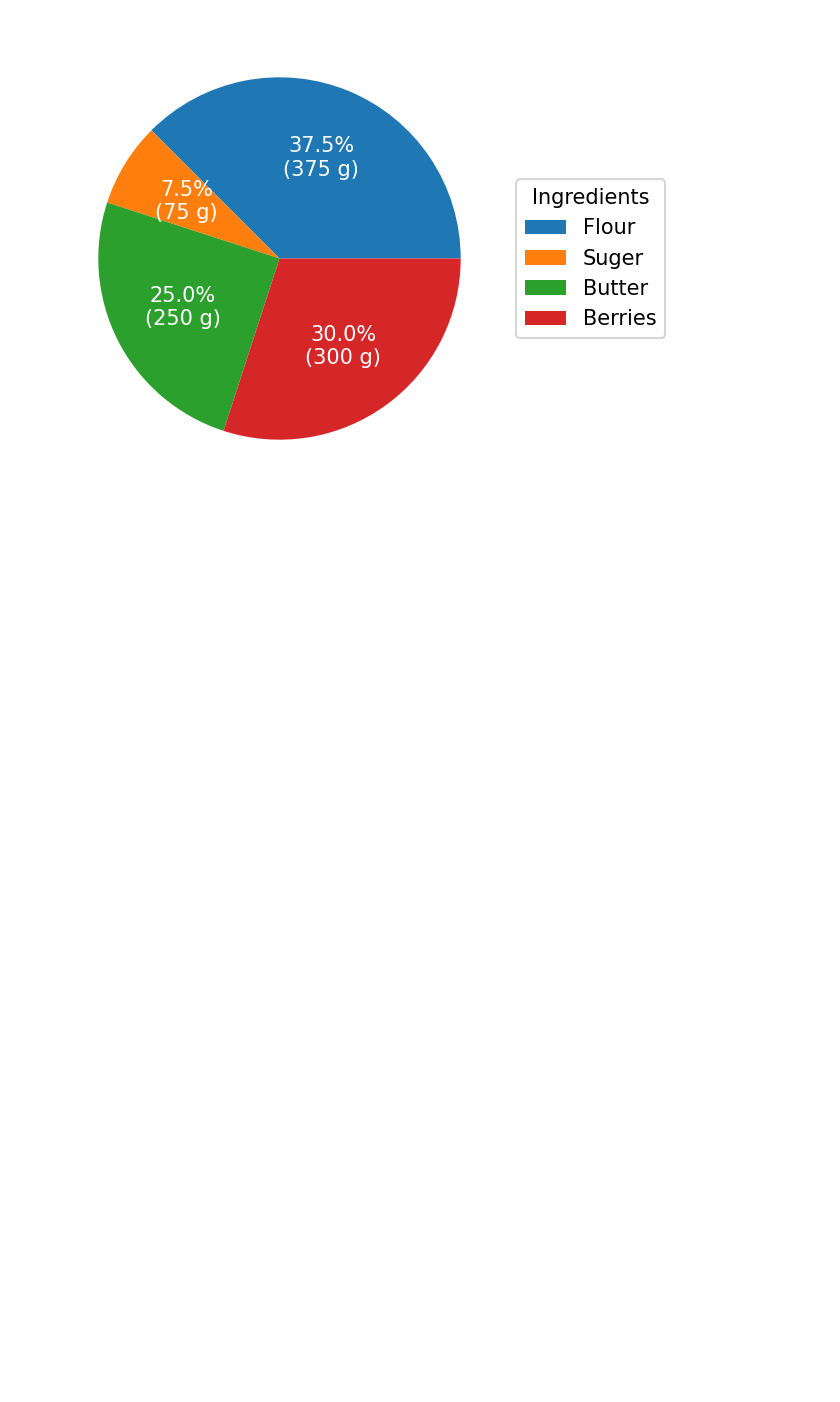
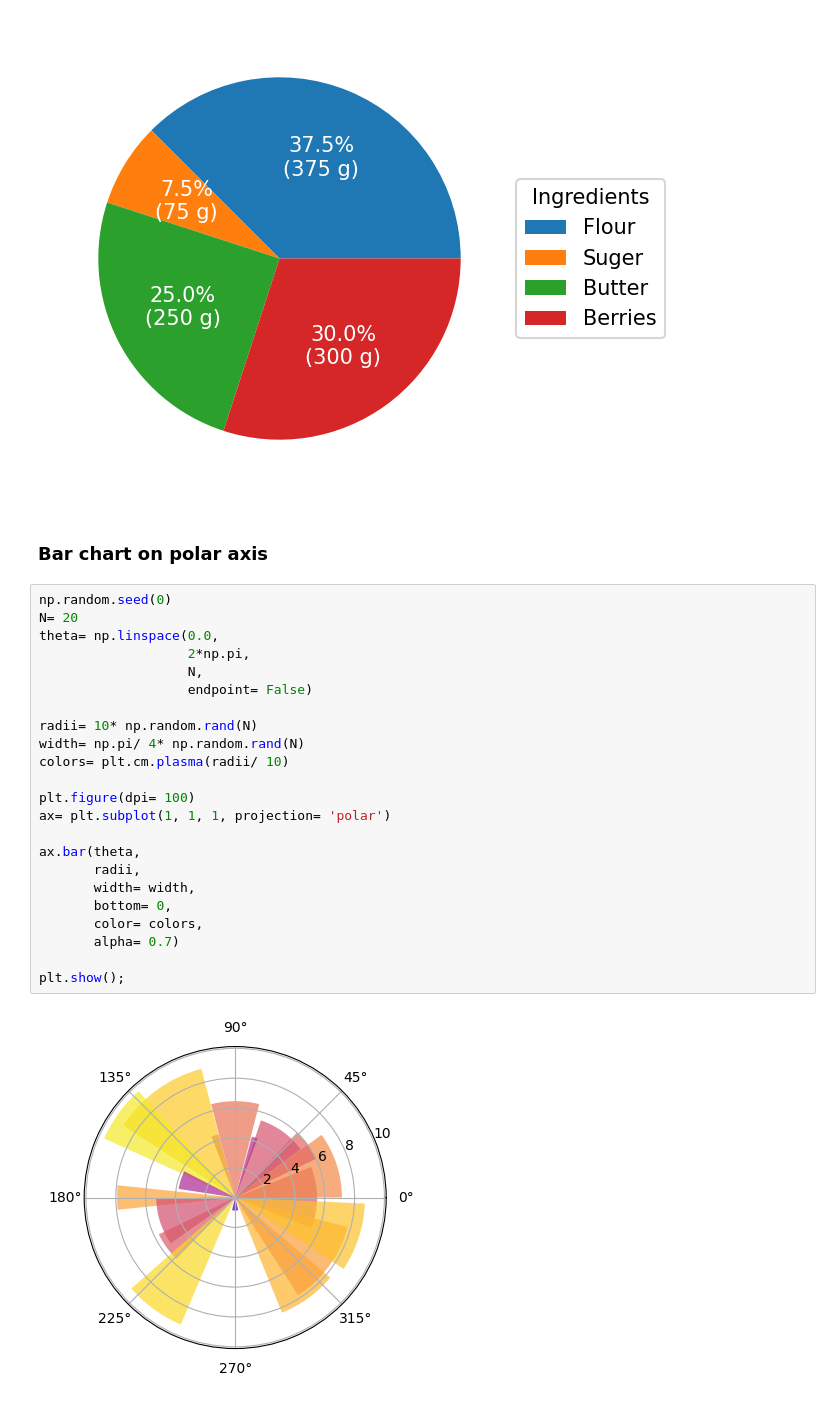
Before and after one commit to caiquemiranda/data-visualization-python, a Jupyter notebook: 05-matplotlib.ipynb, the cells around one changed output. Drawn from its saved outputs; the diff is of its cells as text; blank space fills up the shorter version.

Commit message:
bar-chart-polar-axis

```diff
--- a/05-matplotlib.ipynb
+++ b/05-matplotlib.ipynb
@@ -354,3 +354,30 @@ ax.legend(wedges,
 plt.show();
 # %% [output]
 [figure]
+# %% [markdown]
+### Bar chart on polar axis
+# %%
+np.random.seed(0)
+N= 20
+theta= np.linspace(0.0,
+                   2*np.pi,
+                   N,
+                   endpoint= False)
+
+radii= 10* np.random.rand(N)
+width= np.pi/ 4* np.random.rand(N)
+colors= plt.cm.plasma(radii/ 10)
+
+plt.figure(dpi= 100)
+ax= plt.subplot(1, 1, 1, projection= 'polar')
+
+ax.bar(theta,
+       radii,
+       width= width,
+       bottom= 0,
+       color= colors,
+       alpha= 0.7)
+
+plt.show();
+# %% [output]
+[figure, added]
```
